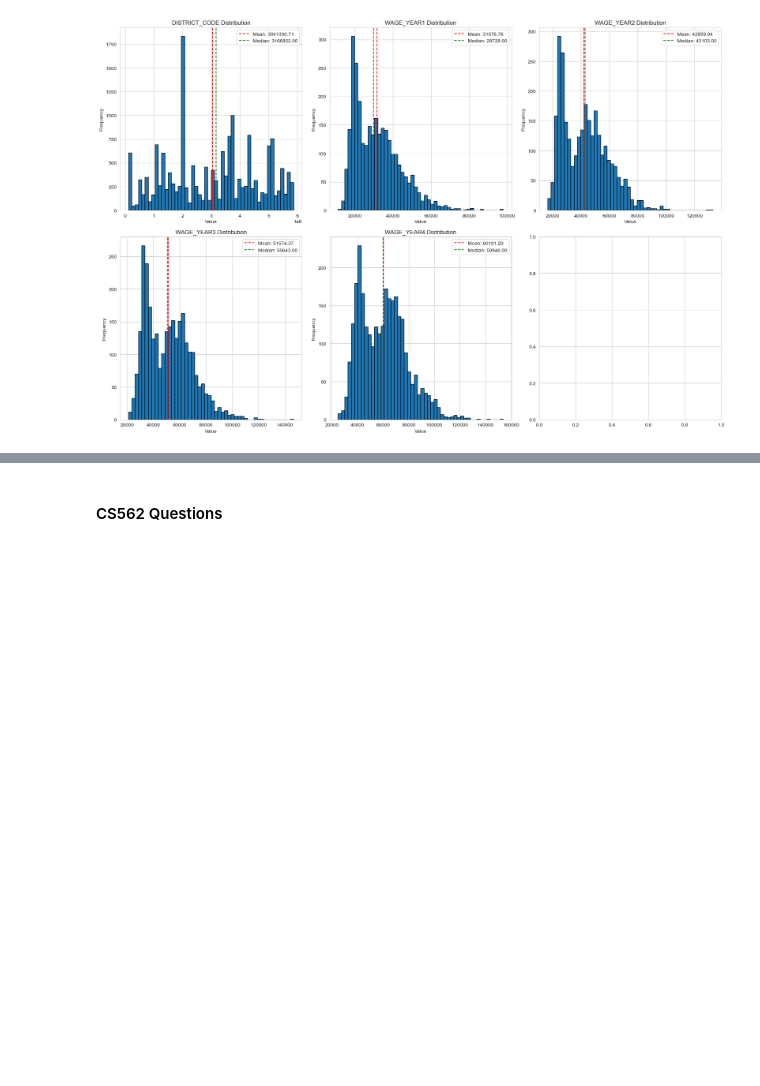
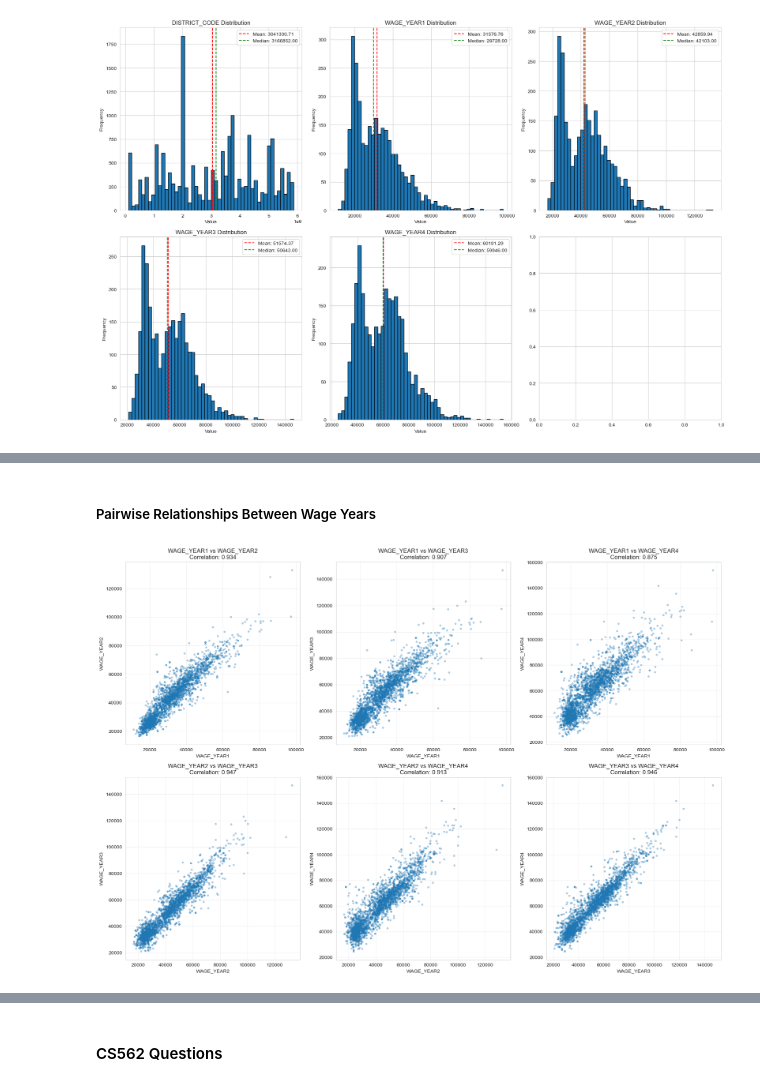
Before and after one commit to USF-AI-Fall-2025/assignment-05-data-challenge-1-LastComrade0, a Jupyter notebook: CS x62 - Assignment 5 - Data Challenge 1.ipynb, the cells around one changed output, grey strips where cells are left out. Saved outputs shown, nothing was run; the diff lists cells and outputs as text; code cells hidden in the pictures; blank space fills up the shorter version.

```diff
--- a/CS x62 - Assignment 5 - Data Challenge 1.ipynb
+++ b/CS x62 - Assignment 5 - Data Challenge 1.ipynb
@@ -198,0 +226,33 @@ plt.show()
+# %% [markdown]
+##### Pairwise Relationships Between Wage Years
+# %%
+# Pairwise scatter plots for wage years (non-zero values only)
+wage_cols = ['WAGE_YEAR1', 'WAGE_YEAR2', 'WAGE_YEAR3', 'WAGE_YEAR4']
+df_wage_nonzero = df[df[wage_cols].sum(axis=1) > 0].copy()
+
+# Create pairwise scatter plots
+fig, axes = plt.subplots(3, 3, figsize=(18, 18))
+axes = axes.flatten()
+
+plot_idx = 0
+for i in range(len(wage_cols)):
+    for j in range(i+1, len(wage_cols)):
+        col1, col2 = wage_cols[i], wage_cols[j]
+        data = df_wage_nonzero[[col1, col2]].dropna()
+
+        if len(data) > 0:
+            axes[plot_idx].scatter(data[col1], data[col2], alpha=0.3, s=10)
+            axes[plot_idx].set_xlabel(col1)
+            axes[plot_idx].set_ylabel(col2)
+            axes[plot_idx].set_title(f'{col1} vs {col2}\nCorrelation: {data[col1].corr(data[col2]):.3f}')
+            axes[plot_idx].grid(True, alpha=0.3)
+        plot_idx += 1
+
+# Remove unused subplots
+for idx in range(plot_idx, len(axes)):
+    fig.delaxes(axes[idx])
+
+plt.tight_layout()
+plt.show()
+# %% [output]
+[figure, added]
```
Also changed, not shown: parts of 17 cells of this notebook, 1 other file.
